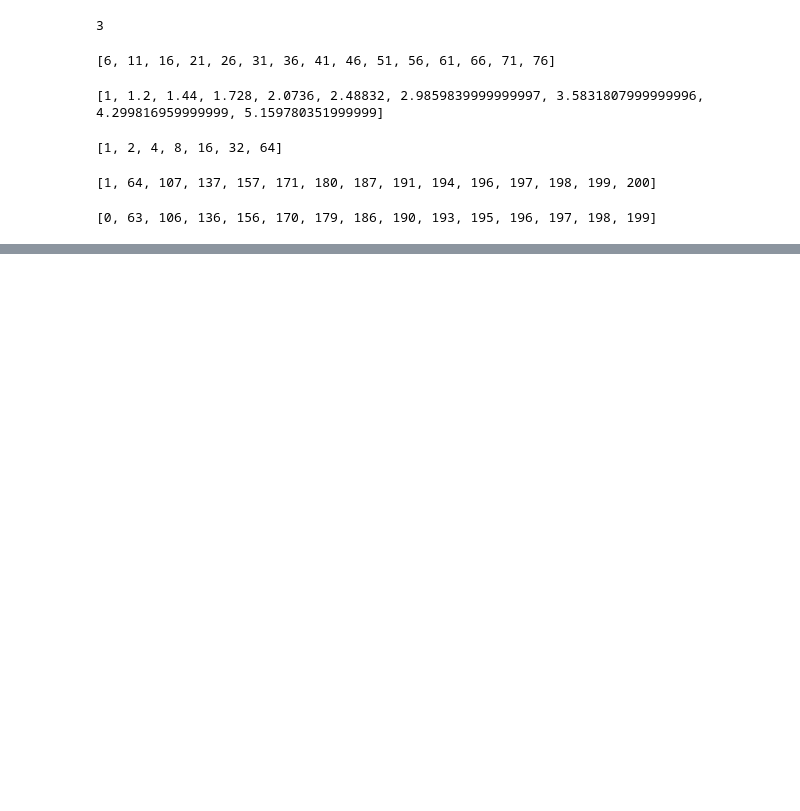
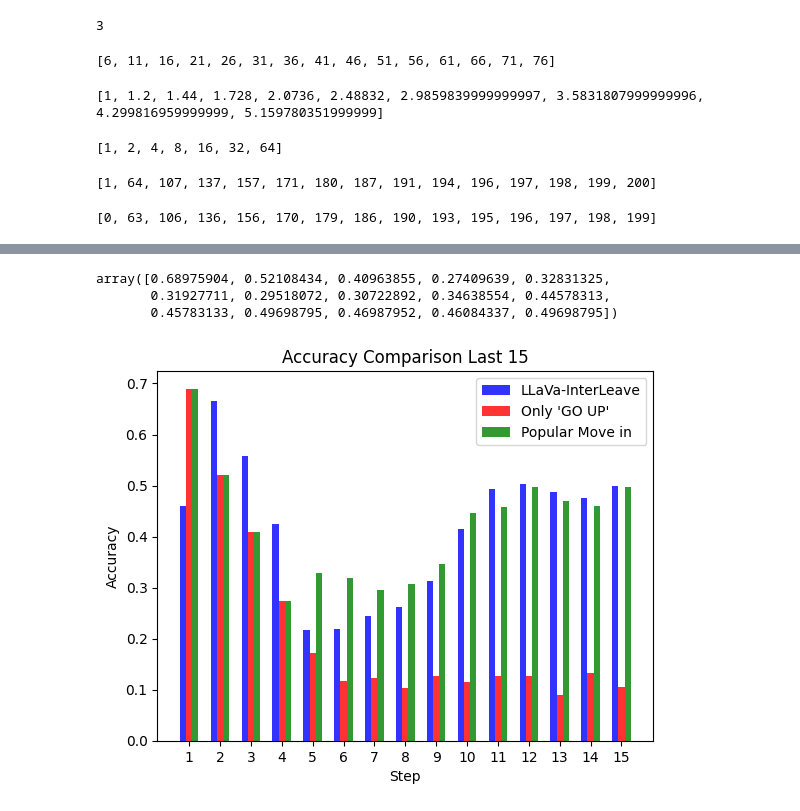
Before and after one commit to LLaVA-VL/LLaVA-NeXT, a Jupyter notebook: notebooks/LLaVA_NEXT_INTERLEAVED_DRAFT.ipynb, the cells around one changed output, grey strips where cells are left out. Drawn from its saved outputs; the diff is of its cells as text; code cells hidden in the pictures; blank space fills up the shorter version.

Commit message:
Adding Visualization Scripts

```diff
--- a/notebooks/LLaVA_NEXT_INTERLEAVED_ARRIVAL.ipynb
+++ b/notebooks/LLaVA_NEXT_INTERLEAVED_DRAFT.ipynb
@@ -1137,0 +1380,21 @@ np.mean(list)
+# %%
+paths_file = "/auto/home/nareknurijanyan/LLaVA-NeXT-AirVLN/evals/outputs/val_seen_last_15_results.json"
+gt_file = "/auto/home/nareknurijanyan/LLaVA-NeXT-AirVLN/evals/outputs/val_seen_last_15_gt.json"
+
+paths = load_json(paths_file)
+ground_truth = load_json(gt_file)
+
+max = 0
+for path in paths.items():
+    if max < len(path[1]):
+        max = len(path[1])
+
+n_steps = max
+accuracy_0_15_ = accuracy_0_15(paths, ground_truth, n=n_steps)
+accuracy_only_up_ = accuracy_only_up(paths, ground_truth, n=n_steps)
+accuracy_popular_move_ = accuracy_popular_move(ground_truth, pop_move, n=n_steps)
+accuracy_popular_move_
+# %% [output]
+array([0.68975904, 0.52108434, 0.40963855, 0.27409639, 0.32831325,
+       0.31927711, 0.29518072, 0.30722892, 0.34638554, 0.44578313,
+       0.45783133, 0.49698795, 0.46987952, 0.46084337, 0.49698795])
@@ -1137,0 +1416,30 @@ np.mean(list)
+# %%
+import matplotlib.pyplot as plt
+steps = range(1, 16)
+fig, ax = plt.subplots()
+opacity = 0.8
+bar_width = 0.2
+
+rects1 = ax.bar(steps, accuracy_0_15_, bar_width,
+                alpha=opacity, color='b',
+                label='LLaVa-InterLeave')
+
+rects2 = ax.bar([x + bar_width for x in steps], accuracy_only_up_, bar_width,
+                alpha=opacity, color='r',
+                label='Only \'GO UP\'')
+
+rects3 = ax.bar([x + 2 * bar_width for x in steps], accuracy_popular_move_, bar_width,
+                alpha=opacity, color='g',
+                label='Popular Move in ')
+
+ax.set_xlabel('Step')
+ax.set_ylabel('Accuracy')
+ax.set_title('Accuracy Comparison Last 15')
+ax.set_xticks([x + bar_width for x in steps])
+ax.set_xticklabels(steps)
+ax.legend()
+
+plt.savefig("accuracy_comparison_last_15_015.png", format='png', dpi=300)
+plt.show()
+# %% [output]
+[figure, added]
```
Also changed, not shown: parts of 10 cells of this notebook, 1 other file.
